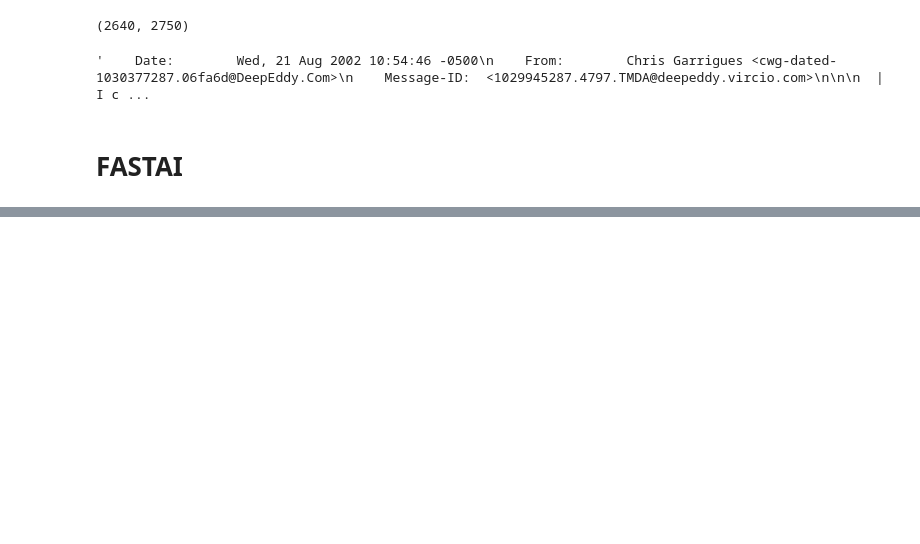
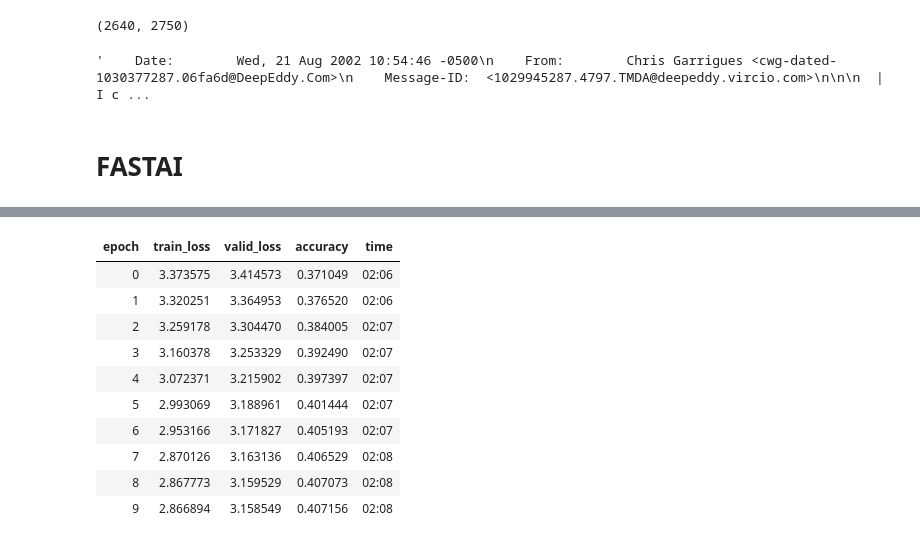
Before and after one commit to moaaztaha/Spam-Mail-Classifier, a Jupyter notebook: FASTAI.ipynb, the cells around one changed output, grey strips where cells are left out. Drawn from its saved outputs; the diff is of its cells as text; code cells hidden in the pictures; blank space fills up the shorter version.

```diff
--- a/FASTAI.ipynb
+++ b/FASTAI.ipynb
@@ -24,0 +248,2 @@ from fastai.text import *
+# %%
+learn.load('fit_head')
@@ -24,0 +270,14 @@ from fastai.text import *
+# %%
+learn.fit_one_cycle(10, 1e-3, moms=(0.8,0.7))
+# %% [output]
+| epoch | train_loss | valid_loss | accuracy | time |
+| 0 | 3.373575 | 3.414573 | 0.371049 | 02:06 |
+| 1 | 3.320251 | 3.364953 | 0.376520 | 02:06 |
+| 2 | 3.259178 | 3.304470 | 0.384005 | 02:07 |
+| 3 | 3.160378 | 3.253329 | 0.392490 | 02:07 |
+| 4 | 3.072371 | 3.215902 | 0.397397 | 02:07 |
+| 5 | 2.993069 | 3.188961 | 0.401444 | 02:07 |
+| 6 | 2.953166 | 3.171827 | 0.405193 | 02:07 |
+| 7 | 2.870126 | 3.163136 | 0.406529 | 02:08 |
+| 8 | 2.867773 | 3.159529 | 0.407073 | 02:08 |
+| 9 | 2.866894 | 3.158549 | 0.407156 | 02:08 |
```
Also changed, not shown: parts of 59 cells of this notebook, 2 other files.
